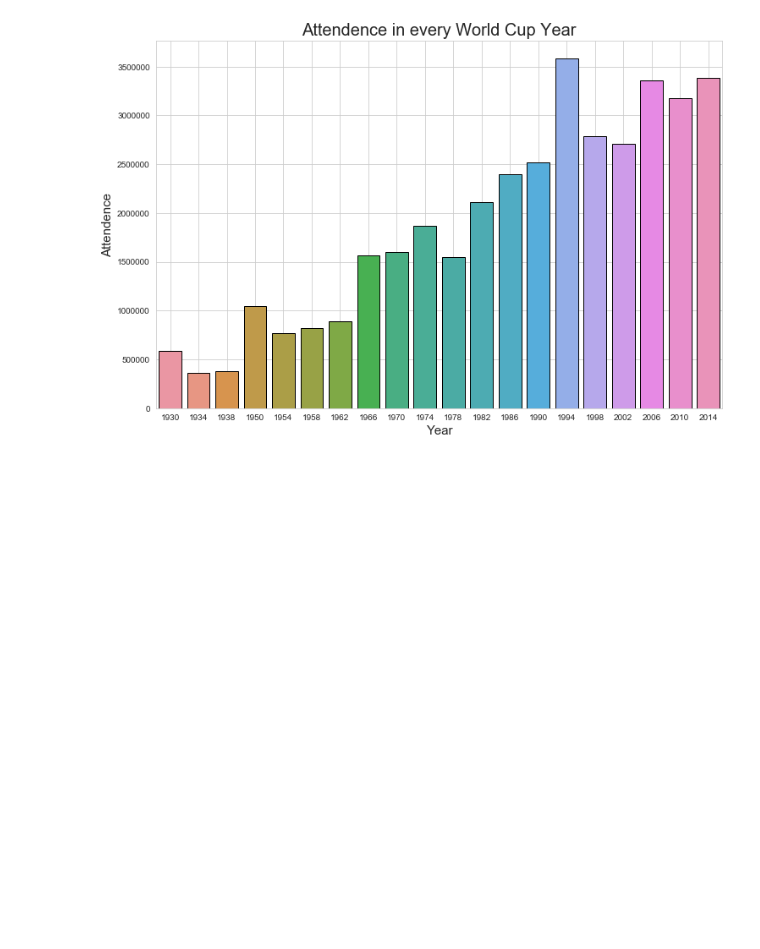
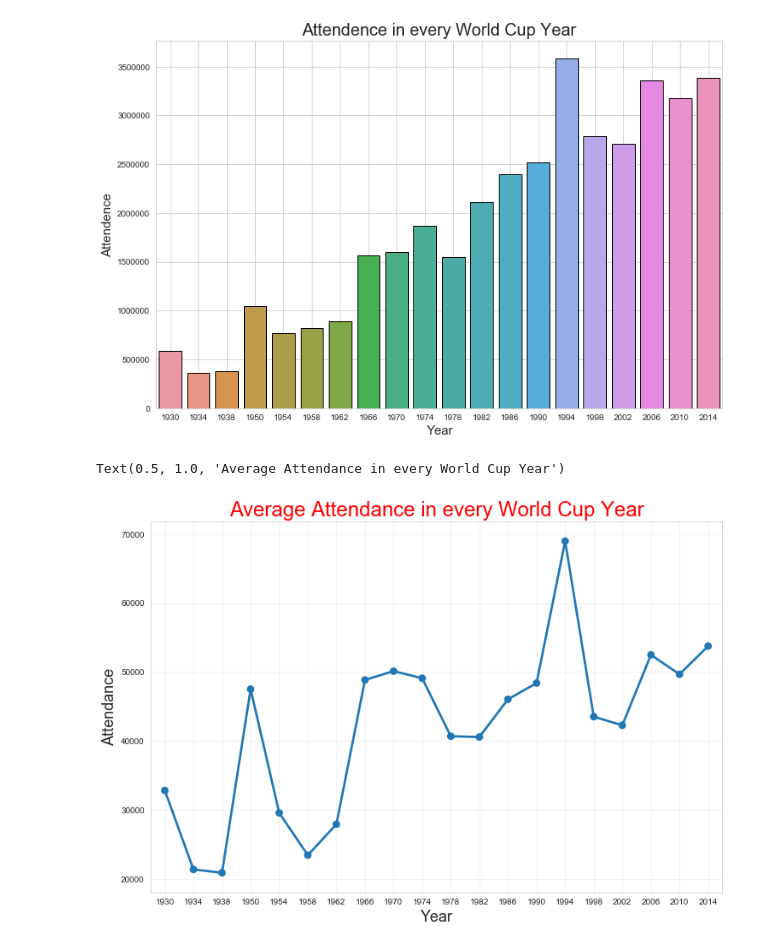
Before and after one commit to saurabh906/Fifa-Project, a Jupyter notebook: Fifa Project Notebook.ipynb, the cells around one changed output. Drawn from its saved outputs; the diff is of its cells as text; code cells hidden in the pictures; blank space fills up the shorter version.

Commit message:
Average Attendance in every World Cup Year

```diff
--- a/Fifa Project Notebook.ipynb
+++ b/Fifa Project Notebook.ipynb
@@ -39,3 +39,16 @@ plt.title("Attendence in every World Cup Year", fontsize = 20)
 # %% [output]
 Text(0.5, 1.0, 'Attendence in every World Cup Year')
 [figure]
+# %%
+att1= matches.groupby("Year")["Attendance"].mean().reset_index()
+att1["Year"] = att1["Year"].astype(int)
+
+plt.figure(figsize = (12,8))
+sns.pointplot(att1["Year"], att1["Attendance"])
+plt.grid(True, alpha=.3)
+plt.xlabel("Year", fontsize = 18)
+plt.ylabel("Attendance", fontsize = 18)
+plt.title("Average Attendance in every World Cup Year", fontsize = 24, color='r')
+# %% [output]
+Text(0.5, 1.0, 'Average Attendance in every World Cup Year')
+[figure, added]
```
